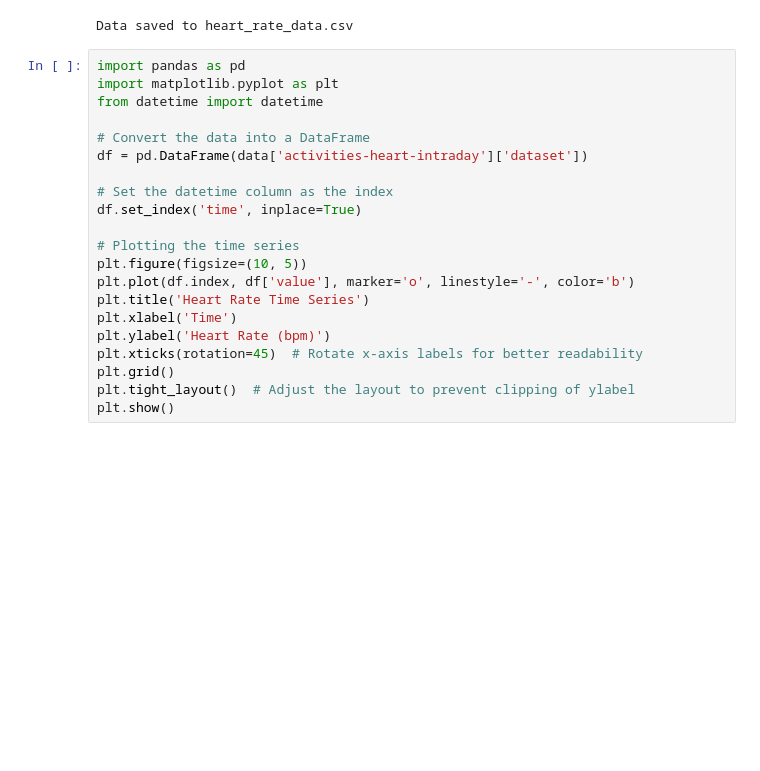
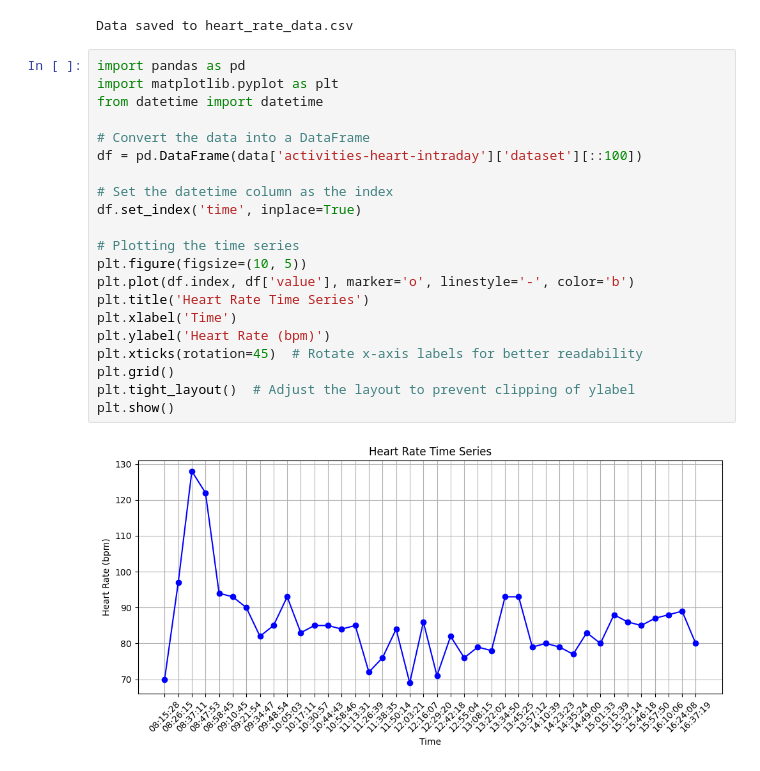
Before and after one commit to shivam-sunita-puri/TIYA, a Jupyter notebook: Fitbit_download_data.ipynb, the cells around one changed output. Drawn from its saved outputs; the diff is of its cells as text; blank space fills up the shorter version.

```diff
--- a/Fitbit_download_data.ipynb
+++ b/Fitbit_download_data.ipynb
@@ -86,21 +86,23 @@ Data saved to heart_rate_data.csv
 # %%
 import pandas as pd
 import matplotlib.pyplot as plt
 from datetime import datetime
 
 # Convert the data into a DataFrame
-df = pd.DataFrame(data['activities-heart-intraday']['dataset'])
+df = pd.DataFrame(data['activities-heart-intraday']['dataset'][::100])
 
 # Set the datetime column as the index
 df.set_index('time', inplace=True)
 
 # Plotting the time series
 plt.figure(figsize=(10, 5))
 plt.plot(df.index, df['value'], marker='o', linestyle='-', color='b')
 plt.title('Heart Rate Time Series')
 plt.xlabel('Time')
 plt.ylabel('Heart Rate (bpm)')
 plt.xticks(rotation=45)  # Rotate x-axis labels for better readability
 plt.grid()
 plt.tight_layout()  # Adjust the layout to prevent clipping of ylabel
 plt.show()
+# %% [output]
+[figure, added]
```
